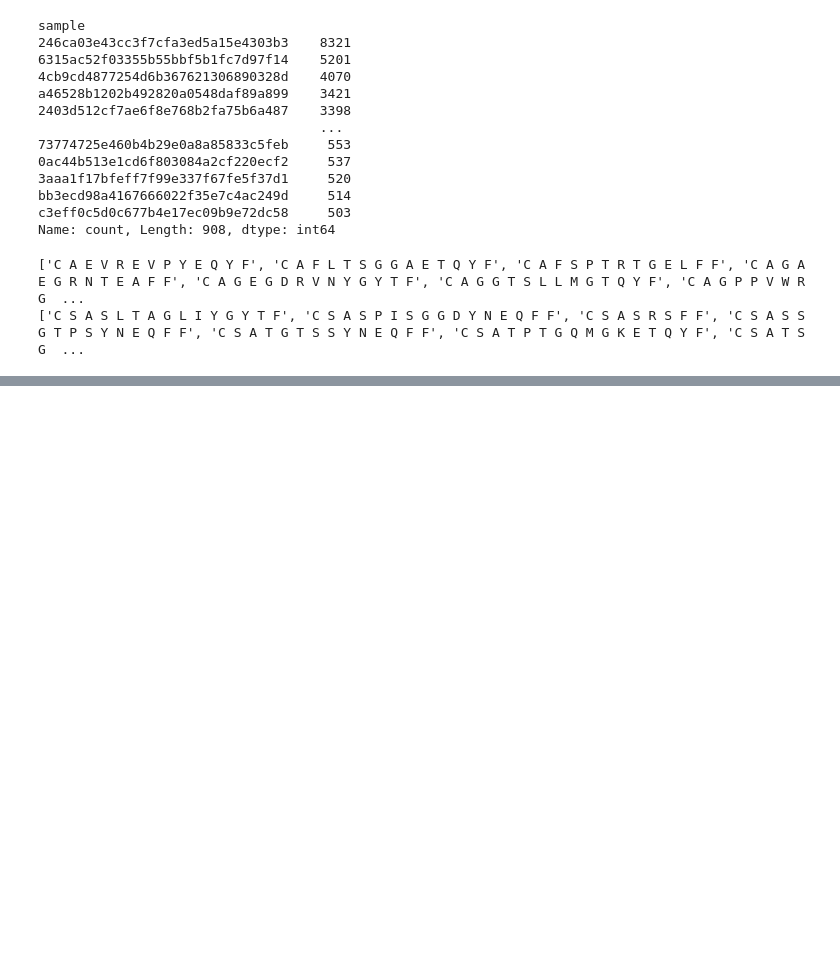
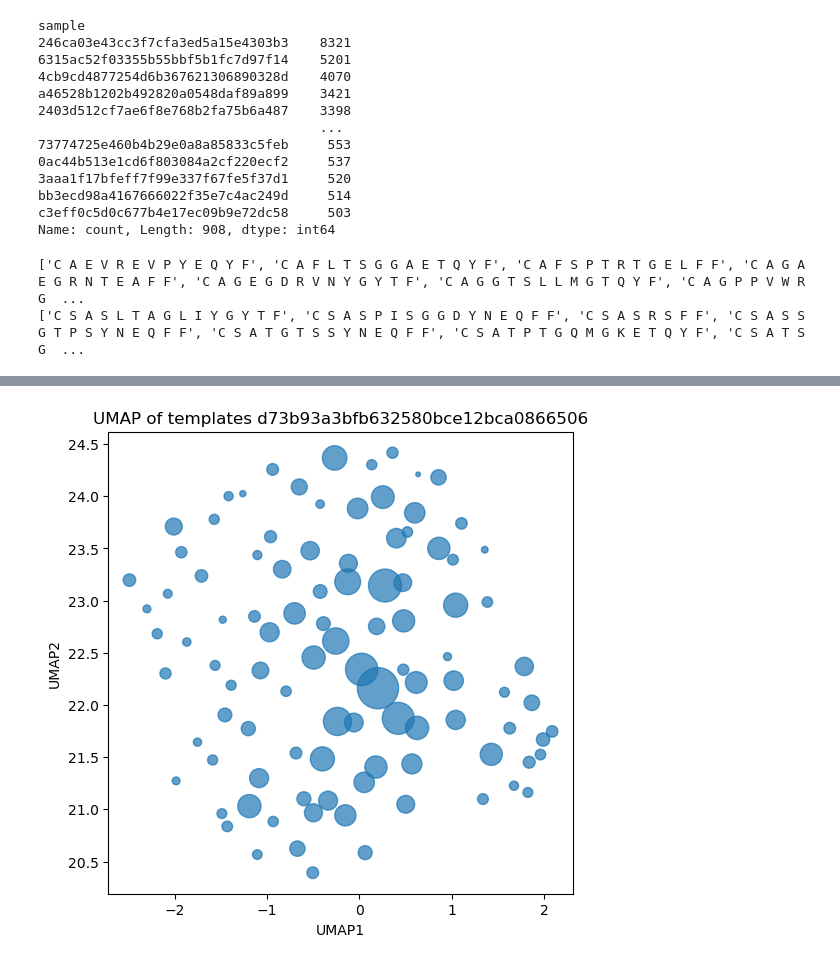
Before and after one commit to SchubertLab/cmsb26_project7, a Jupyter notebook: models/gnn/gnn_testing.ipynb, the cells around one changed output, grey strips where cells are left out. Cells and saved outputs as stored; diff of their text form; code cells hidden in the pictures; blank space fills up the shorter version.

Commit message:
plot embeddings

```diff
--- a/models/gnn/gnn_testing.ipynb
+++ b/models/gnn/gnn_testing.ipynb
@@ -95,4 +95,4 @@ save_path = "/vol/data/keggel/train_datasets/train_datasets/train_dataset_8"
 
 embeddings = np.load(save_path + "/embeddings.npy")
 # %%
-df_simplified = generate_graph.native_node_merge(df, embeddings)
+df_simplified = generate_graph.native_node_merge(df, embeddings, 100)
@@ -149,0 +149,36 @@ def reduce_sample(df_sample, embeddings):
+# %%
+import pandas as pd
+import numpy as np
+import umap
+import matplotlib.pyplot as plt
+
+# Filter your dataframe
+filtered = df_simplified[df_simplified["sample"] == "e441182799ba6725d4ae80e218ce3116"]
+
+# Extract embeddings (make sure they are lists/arrays)
+embeddings = np.array(filtered["cluster_embedding"].tolist())
+
+# Initialize UMAP
+reducer = umap.UMAP(n_neighbors=12, min_dist=0.1, random_state=42)
+
+# Fit and transform
+umap_embedding = reducer.fit_transform(embeddings)
+
+# Optional: use a column for point size
+# For example, using "counts" column or "size_metric"
+sizes = filtered["templates"] if "templates" in filtered.columns else 10  # default size = 10
+
+# Plot
+plt.figure(figsize=(6,6))
+plt.scatter(
+    umap_embedding[:, 0],
+    umap_embedding[:, 1],
+    s=sizes,        # point sizes
+    alpha=0.7
+)
+plt.xlabel("UMAP1")
+plt.ylabel("UMAP2")
+plt.title("UMAP of templates d73b93a3bfb632580bce12bca0866506")
+plt.show()
+# %% [output]
+[figure, added]
```
Also changed, not shown: parts of 10 cells of this notebook, 1 other file.
